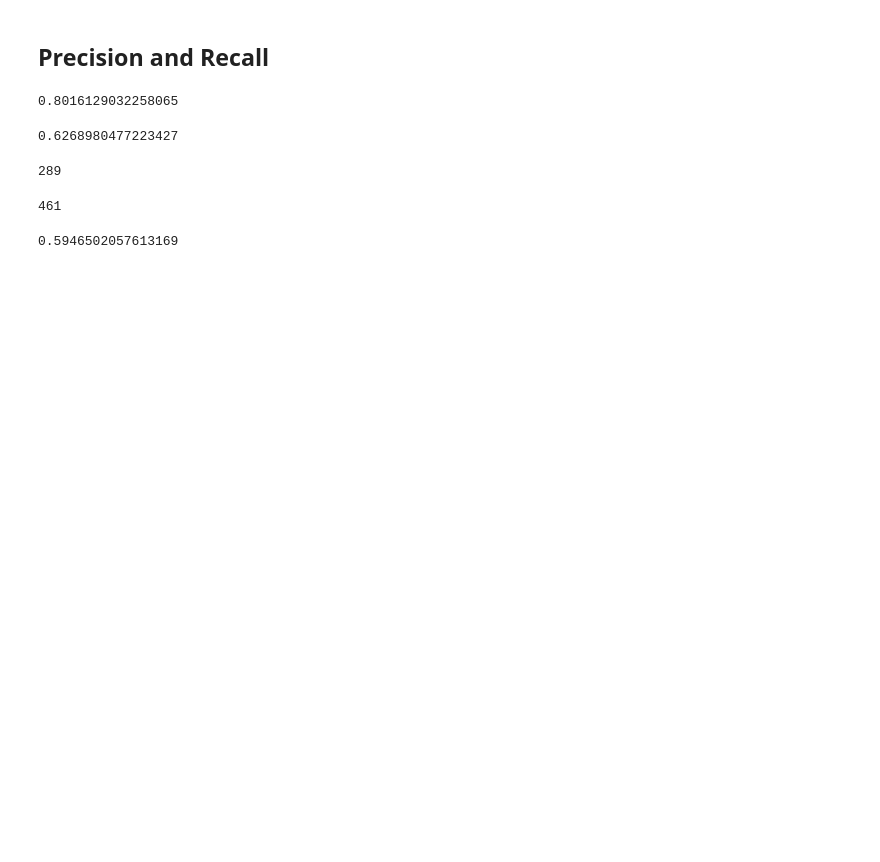
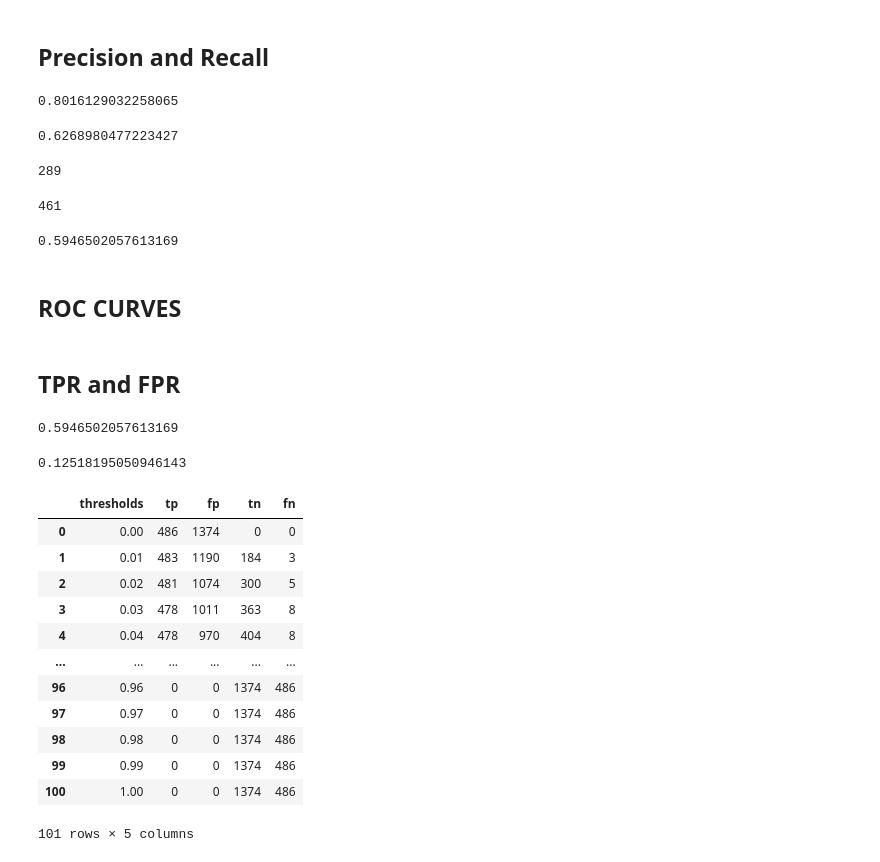
Before and after one commit to Demmynile/Journey_to_ML_engineer, a Jupyter notebook: churn-prediction/03-churn.ipynb, the cells around one changed output. Drawn from its saved outputs; the diff is of its cells as text; code cells hidden in the pictures; blank space fills up the shorter version.

```diff
--- a/churn-prediction/03-churn.ipynb
+++ b/churn-prediction/03-churn.ipynb
@@ -673,3 +673,17 @@ r = tp/(tp + fn)
 r
 # %% [output]
 0.5946502057613169
+# %% [markdown]
+## ROC CURVES
+# %% [markdown]
+## TPR and FPR
+# %%
+tpr = tp/ (tp + fn)
+tpr
+# %% [output]
+0.5946502057613169
+# %%
+fpr = fp / (fp + tn)
+fpr
+# %% [output]
+0.12518195050946143
@@ -675,0 +706,18 @@ r
+# %%
+columns = ['thresholds','tp','fp','tn','fn']
+df_scores = pd.DataFrame(scores , columns = columns)
+df_scores
+# %% [output]
+|  | thresholds | tp | fp | tn | fn |
+| 0 | 0.00 | 486 | 1374 | 0 | 0 |
+| 1 | 0.01 | 483 | 1190 | 184 | 3 |
+| 2 | 0.02 | 481 | 1074 | 300 | 5 |
+| 3 | 0.03 | 478 | 1011 | 363 | 8 |
+| 4 | 0.04 | 478 | 970 | 404 | 8 |
+| ... | ... | ... | ... | ... | ... |
+| 96 | 0.96 | 0 | 0 | 1374 | 486 |
+| 97 | 0.97 | 0 | 0 | 1374 | 486 |
+| 98 | 0.98 | 0 | 0 | 1374 | 486 |
+| 99 | 0.99 | 0 | 0 | 1374 | 486 |
+| 100 | 1.00 | 0 | 0 | 1374 | 486 |
+101 rows × 5 columns
```
Also changed, not shown: parts of 5 cells of this notebook, 2 other files.
